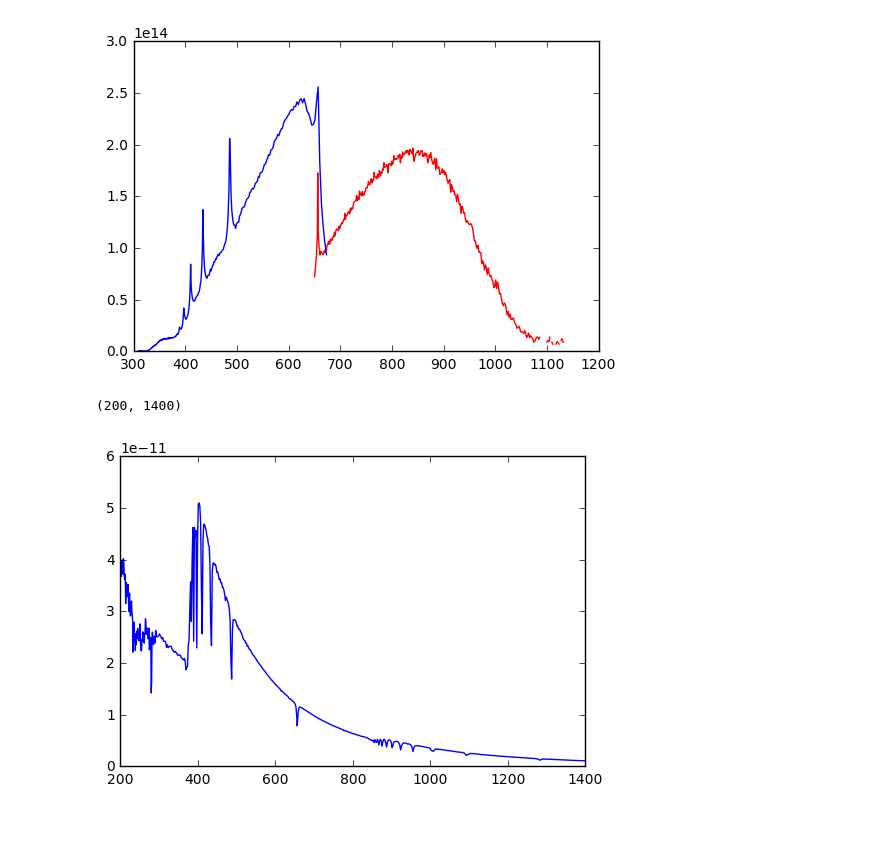
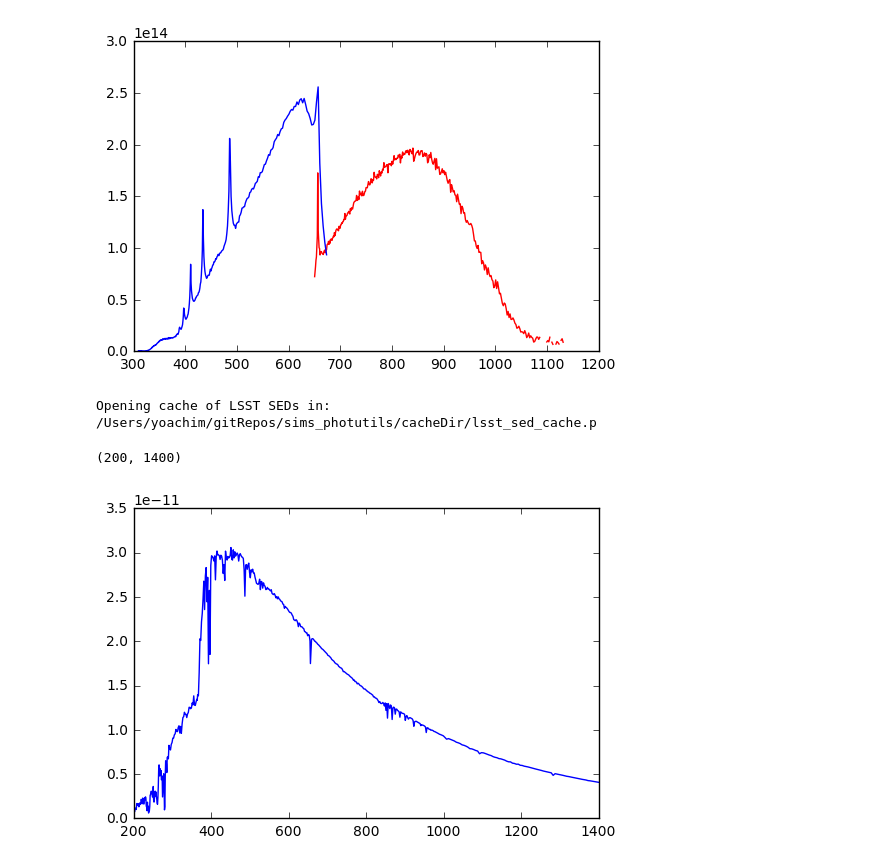
Before and after one commit to lsst-sims/sims_gaia_calib, a Jupyter notebook: python/example_plots.ipynb, the cells around one changed output. Cells and saved outputs as stored; diff of their text form; code cells hidden in the pictures; blank space fills up the shorter version.

```diff
--- a/python/example_plots.ipynb
+++ b/python/example_plots.ipynb
@@ -21,16 +21,18 @@ plt.plot(response.blue_wavelen, 1./response.blue_response, color='b')
 # %%
 mag = 8
 sed = Sed()
-sed.read_close_SED(10000., 0., 4.4)
+sed.read_close_SED(6000., 0., 4.4)
 imsimBand = Bandpass()
 imsimBand.imsimBandpass()
 fNorm = sed.calcFluxNorm(mag, imsimBand)
 sed.multiplyFluxNorm(fNorm)
 plt.plot(sed.wavelen, sed.flambda)
 plt.xlim([200,1400])
 # %% [output]
-(200, 1400)
+Opening cache of LSST SEDs in:
+/Users/yoachim/gitRepos/sims_photutils/cacheDir/lsst_sed_cache.p
+(200, 1400)
-[figure, old version]
+[figure, new version]
 # %%
 gaia_sed = SED2GAIA(sed)
 plt.plot(gaia_sed['BP_wave'], gaia_sed['noisySpec'][0]['BPNoisySpec'], color='b')
```
Also changed, not shown: parts of 11 cells of this notebook, 2 other files.
